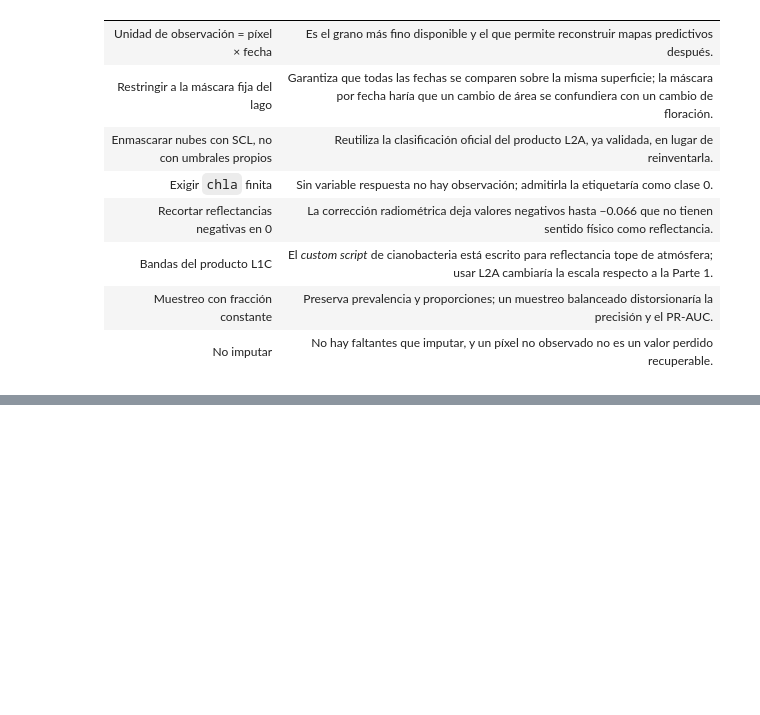
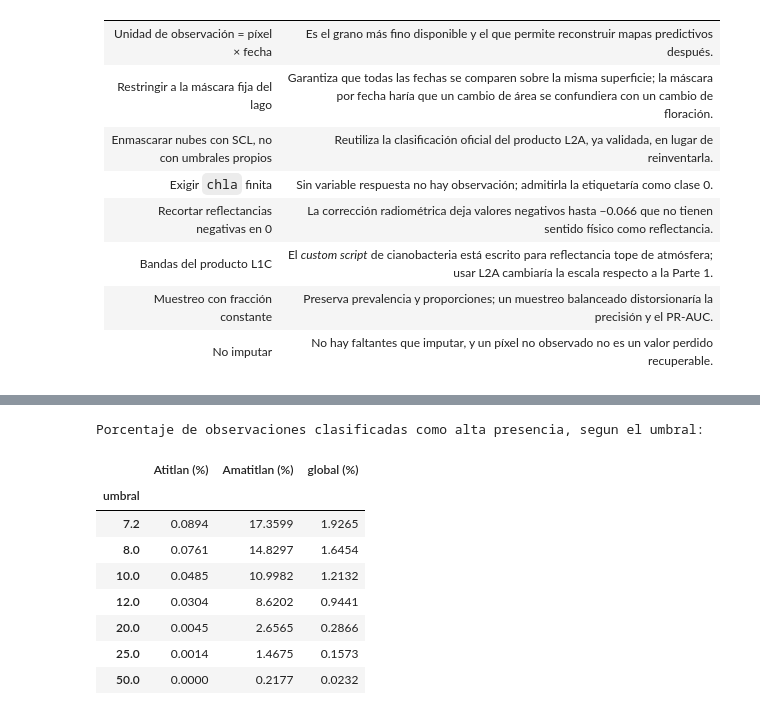
Before and after one commit to Tunchxz/CC3084-Laboratorio-4, a Jupyter notebook: notebooks/03_preparacion_dataset_ml.ipynb, the cells around one changed output, grey strips where cells are left out. Cells and saved outputs as stored; diff of their text form; code cells hidden in the pictures; blank space fills up the shorter version.

```diff
--- a/notebooks/03_preparacion_dataset_ml.ipynb
+++ b/notebooks/03_preparacion_dataset_ml.ipynb
@@ -405,0 +448,25 @@ En el extremo opuesto, `B12` (0.441), `distancia_orilla_m` (0.471) y `B11` (0.48
+# %%
+candidatos = [7.2, 8.0, 10.0, 12.0, 20.0, 25.0, 50.0]
+filas = []
+for umbral in candidatos:
+    fila = {"umbral": umbral}
+    for lago in LAGOS:
+        chla = datos.loc[datos["lago"] == lago, "chla"]
+        fila[f"{lago} (%)"] = round((chla > umbral).mean() * 100, 4)
+    fila["global (%)"] = round((datos["chla"] > umbral).mean() * 100, 4)
+    filas.append(fila)
+
+comparacion = pd.DataFrame(filas).set_index("umbral")
+print("Porcentaje de observaciones clasificadas como alta presencia, segun el umbral:\n")
+comparacion
+# %% [output]
+Porcentaje de observaciones clasificadas como alta presencia, segun el umbral:
+|  | Atitlan (%) | Amatitlan (%) | global (%) |
+| umbral |  |  |  |
+| 7.2 | 0.0894 | 17.3599 | 1.9265 |
+| 8.0 | 0.0761 | 14.8297 | 1.6454 |
+| 10.0 | 0.0485 | 10.9982 | 1.2132 |
+| 12.0 | 0.0304 | 8.6202 | 0.9441 |
+| 20.0 | 0.0045 | 2.6565 | 0.2866 |
+| 25.0 | 0.0014 | 1.4675 | 0.1573 |
+| 50.0 | 0.0000 | 0.2177 | 0.0232 |
```
Also changed, not shown: parts of 14 cells of this notebook.
